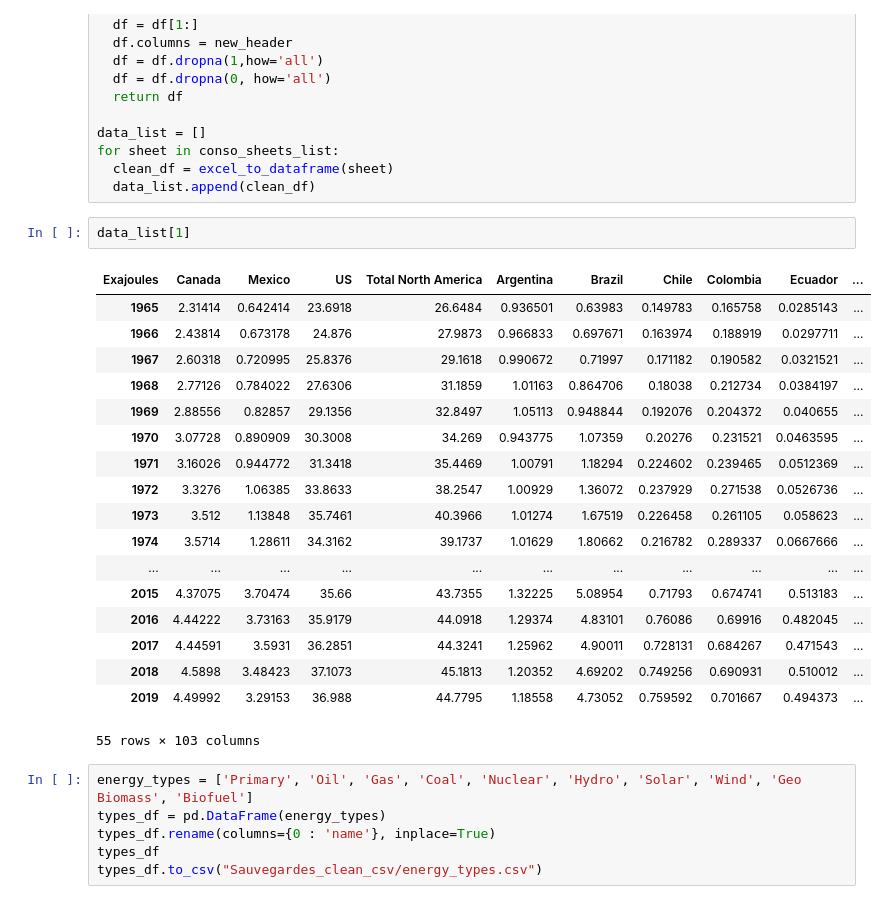
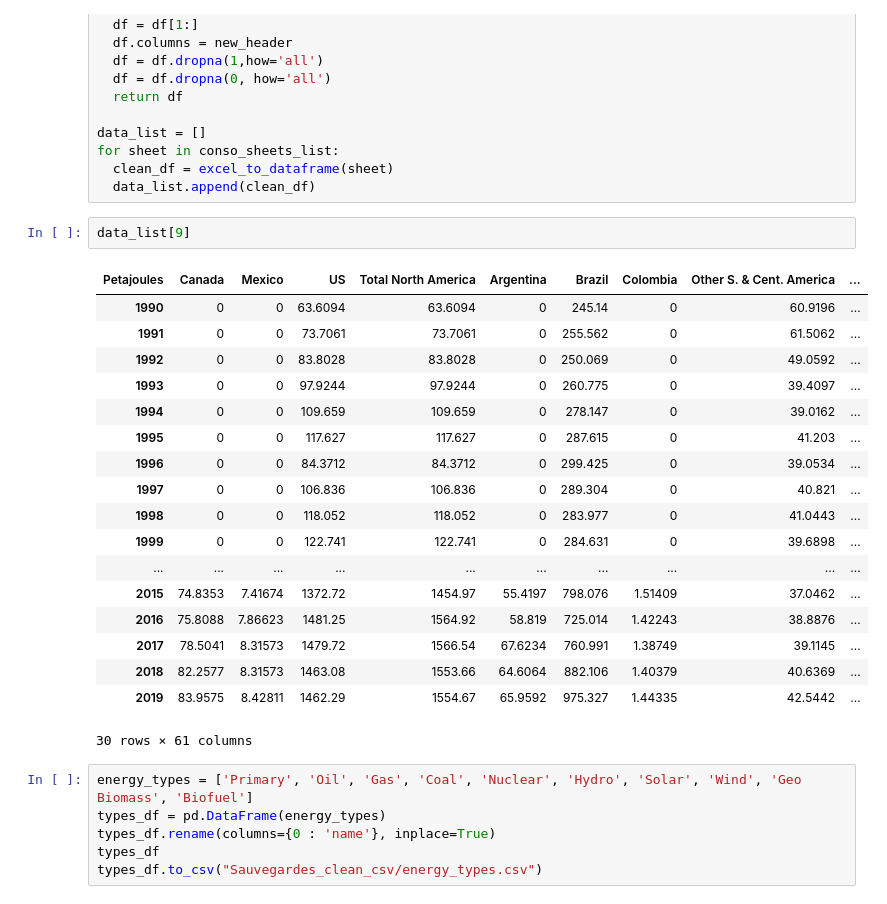
Before and after one commit to mulder974/projet_final, a Jupyter notebook: cleaning_data_conso.ipynb, the cells around one changed output. Cells and saved outputs as stored; diff of their text form.

```diff
--- a/cleaning_data_conso.ipynb
+++ b/cleaning_data_conso.ipynb
@@ -30,26 +30,26 @@ for sheet in conso_sheets_list:
   clean_df = excel_to_dataframe(sheet)
   data_list.append(clean_df)
 # %%
-data_list[1]
+data_list[9]
 # %% [output]
-| Exajoules | Canada | Mexico | US | Total North America | Argentina | Brazil | Chile | Colombia | Ecuador | ... |
-| 1965 | 2.31414 | 0.642414 | 23.6918 | 26.6484 | 0.936501 | 0.63983 | 0.149783 | 0.165758 | 0.0285143 | ... |
-| 1966 | 2.43814 | 0.673178 | 24.876 | 27.9873 | 0.966833 | 0.697671 | 0.163974 | 0.188919 | 0.0297711 | ... |
-| 1967 | 2.60318 | 0.720995 | 25.8376 | 29.1618 | 0.990672 | 0.71997 | 0.171182 | 0.190582 | 0.0321521 | ... |
-| 1968 | 2.77126 | 0.784022 | 27.6306 | 31.1859 | 1.01163 | 0.864706 | 0.18038 | 0.212734 | 0.0384197 | ... |
-| 1969 | 2.88556 | 0.82857 | 29.1356 | 32.8497 | 1.05113 | 0.948844 | 0.192076 | 0.204372 | 0.040655 | ... |
-| 1970 | 3.07728 | 0.890909 | 30.3008 | 34.269 | 0.943775 | 1.07359 | 0.20276 | 0.231521 | 0.0463595 | ... |
-| 1971 | 3.16026 | 0.944772 | 31.3418 | 35.4469 | 1.00791 | 1.18294 | 0.224602 | 0.239465 | 0.0512369 | ... |
-| 1972 | 3.3276 | 1.06385 | 33.8633 | 38.2547 | 1.00929 | 1.36072 | 0.237929 | 0.271538 | 0.0526736 | ... |
-| 1973 | 3.512 | 1.13848 | 35.7461 | 40.3966 | 1.01274 | 1.67519 | 0.226458 | 0.261105 | 0.058623 | ... |
-| 1974 | 3.5714 | 1.28611 | 34.3162 | 39.1737 | 1.01629 | 1.80662 | 0.216782 | 0.289337 | 0.0667666 | ... |
-| ... | ... | ... | ... | ... | ... | ... | ... | ... | ... | ... |
-| 2015 | 4.37075 | 3.70474 | 35.66 | 43.7355 | 1.32225 | 5.08954 | 0.71793 | 0.674741 | 0.513183 | ... |
-| 2016 | 4.44222 | 3.73163 | 35.9179 | 44.0918 | 1.29374 | 4.83101 | 0.76086 | 0.69916 | 0.482045 | ... |
-| 2017 | 4.44591 | 3.5931 | 36.2851 | 44.3241 | 1.25962 | 4.90011 | 0.728131 | 0.684267 | 0.471543 | ... |
-| 2018 | 4.5898 | 3.48423 | 37.1073 | 45.1813 | 1.20352 | 4.69202 | 0.749256 | 0.690931 | 0.510012 | ... |
-| 2019 | 4.49992 | 3.29153 | 36.988 | 44.7795 | 1.18558 | 4.73052 | 0.759592 | 0.701667 | 0.494373 | ... |
+| Petajoules | Canada | Mexico | US | Total North America | Argentina | Brazil | Colombia | Other S. & Cent. America | ... |
+| 1990 | 0 | 0 | 63.6094 | 63.6094 | 0 | 245.14 | 0 | 60.9196 | ... |
+| 1991 | 0 | 0 | 73.7061 | 73.7061 | 0 | 255.562 | 0 | 61.5062 | ... |
+| 1992 | 0 | 0 | 83.8028 | 83.8028 | 0 | 250.069 | 0 | 49.0592 | ... |
+| 1993 | 0 | 0 | 97.9244 | 97.9244 | 0 | 260.775 | 0 | 39.4097 | ... |
+| 1994 | 0 | 0 | 109.659 | 109.659 | 0 | 278.147 | 0 | 39.0162 | ... |
+| 1995 | 0 | 0 | 117.627 | 117.627 | 0 | 287.615 | 0 | 41.203 | ... |
+| 1996 | 0 | 0 | 84.3712 | 84.3712 | 0 | 299.425 | 0 | 39.0534 | ... |
+| 1997 | 0 | 0 | 106.836 | 106.836 | 0 | 289.304 | 0 | 40.821 | ... |
+| 1998 | 0 | 0 | 118.052 | 118.052 | 0 | 283.977 | 0 | 41.0443 | ... |
+| 1999 | 0 | 0 | 122.741 | 122.741 | 0 | 284.631 | 0 | 39.6898 | ... |
+| ... | ... | ... | ... | ... | ... | ... | ... | ... | ... |
+| 2015 | 74.8353 | 7.41674 | 1372.72 | 1454.97 | 55.4197 | 798.076 | 1.51409 | 37.0462 | ... |
+| 2016 | 75.8088 | 7.86623 | 1481.25 | 1564.92 | 58.819 | 725.014 | 1.42243 | 38.8876 | ... |
+| 2017 | 78.5041 | 8.31573 | 1479.72 | 1566.54 | 67.6234 | 760.991 | 1.38749 | 39.1145 | ... |
+| 2018 | 82.2577 | 8.31573 | 1463.08 | 1553.66 | 64.6064 | 882.106 | 1.40379 | 40.6369 | ... |
+| 2019 | 83.9575 | 8.42811 | 1462.29 | 1554.67 | 65.9592 | 975.327 | 1.44335 | 42.5442 | ... |
-55 rows × 103 columns
+30 rows × 61 columns
 # %%
 energy_types = ['Primary', 'Oil', 'Gas', 'Coal', 'Nuclear', 'Hydro', 'Solar', 'Wind', 'Geo Biomass', 'Biofuel']
 types_df = pd.DataFrame(energy_types)
```
Also changed, not shown: parts of 2 cells of this notebook, 20 other files.
